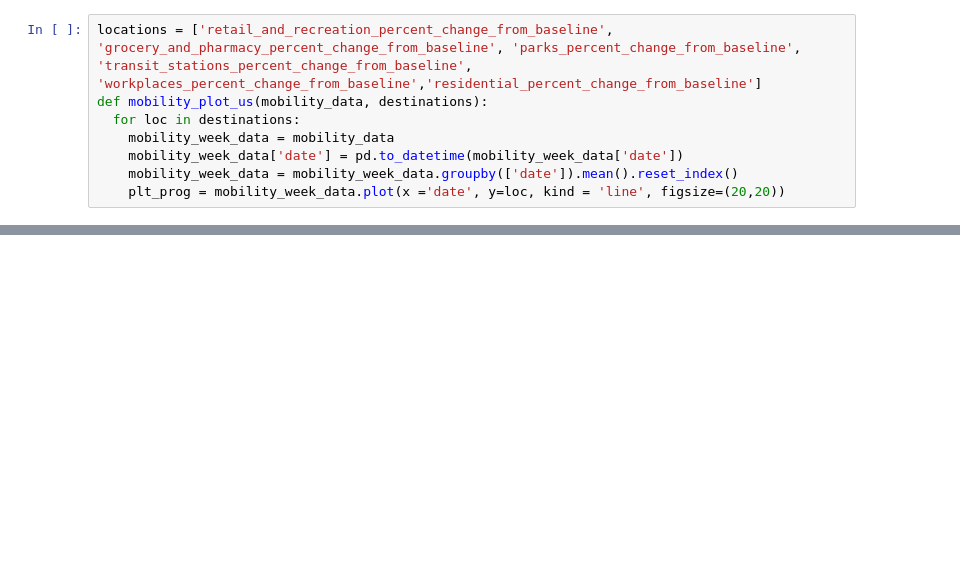
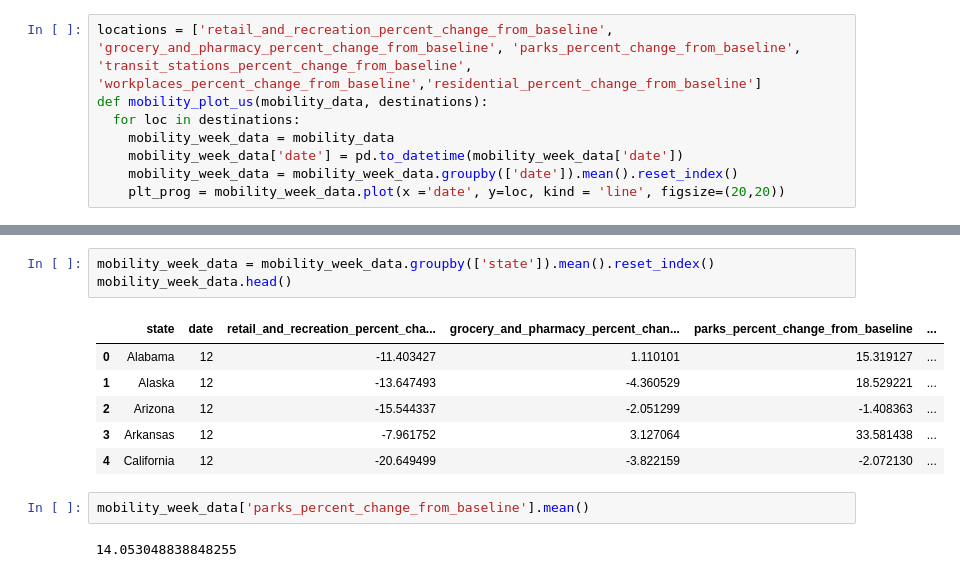
Before and after one commit to dagisky/ML_Porjects, a Jupyter notebook: Covid19GoogleDs.ipynb, the cells around one changed output, grey strips where cells are left out. Saved outputs shown, nothing was run; the diff lists cells and outputs as text; blank space fills up the shorter version.

```diff
--- a/Covid19GoogleDs.ipynb
+++ b/Covid19GoogleDs.ipynb
@@ -297,0 +254,14 @@ Text(0.5, 1.0, 'Community Mobility During COVID19 Outbreak')
+# %%
+mobility_week_data = mobility_week_data.groupby(['state']).mean().reset_index()
+mobility_week_data.head()
+# %% [output]
+|  | state | date | retail_and_recreation_percent_cha... | grocery_and_pharmacy_percent_chan... | parks_percent_change_from_baseline | ... |
+| 0 | Alabama | 12 | -11.403427 | 1.110101 | 15.319127 | ... |
+| 1 | Alaska | 12 | -13.647493 | -4.360529 | 18.529221 | ... |
+| 2 | Arizona | 12 | -15.544337 | -2.051299 | -1.408363 | ... |
+| 3 | Arkansas | 12 | -7.961752 | 3.127064 | 33.581438 | ... |
+| 4 | California | 12 | -20.649499 | -3.822159 | -2.072130 | ... |
+# %%
+mobility_week_data['parks_percent_change_from_baseline'].mean()
+# %% [output]
+14.053048838848255
```
Also changed, not shown: parts of 18 cells of this notebook.
